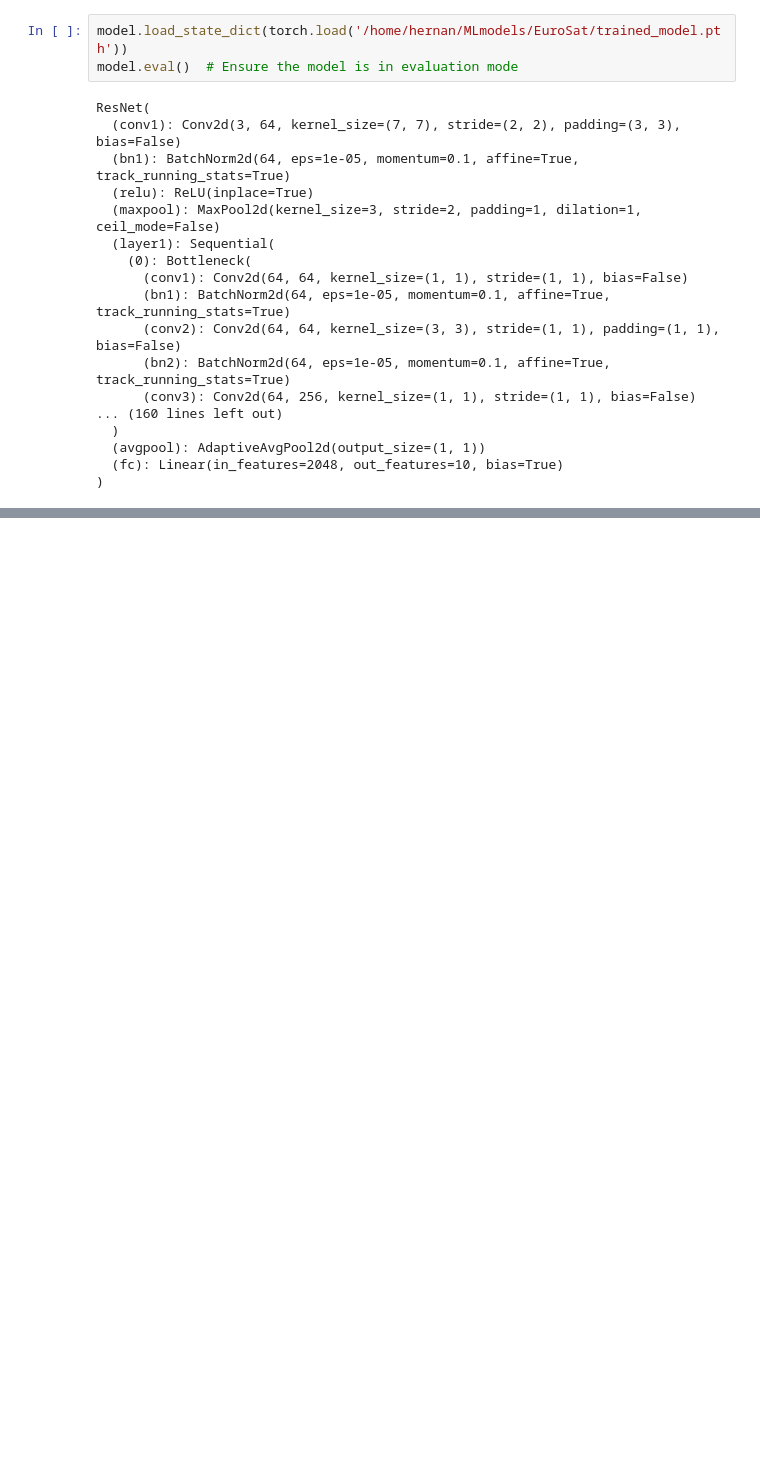
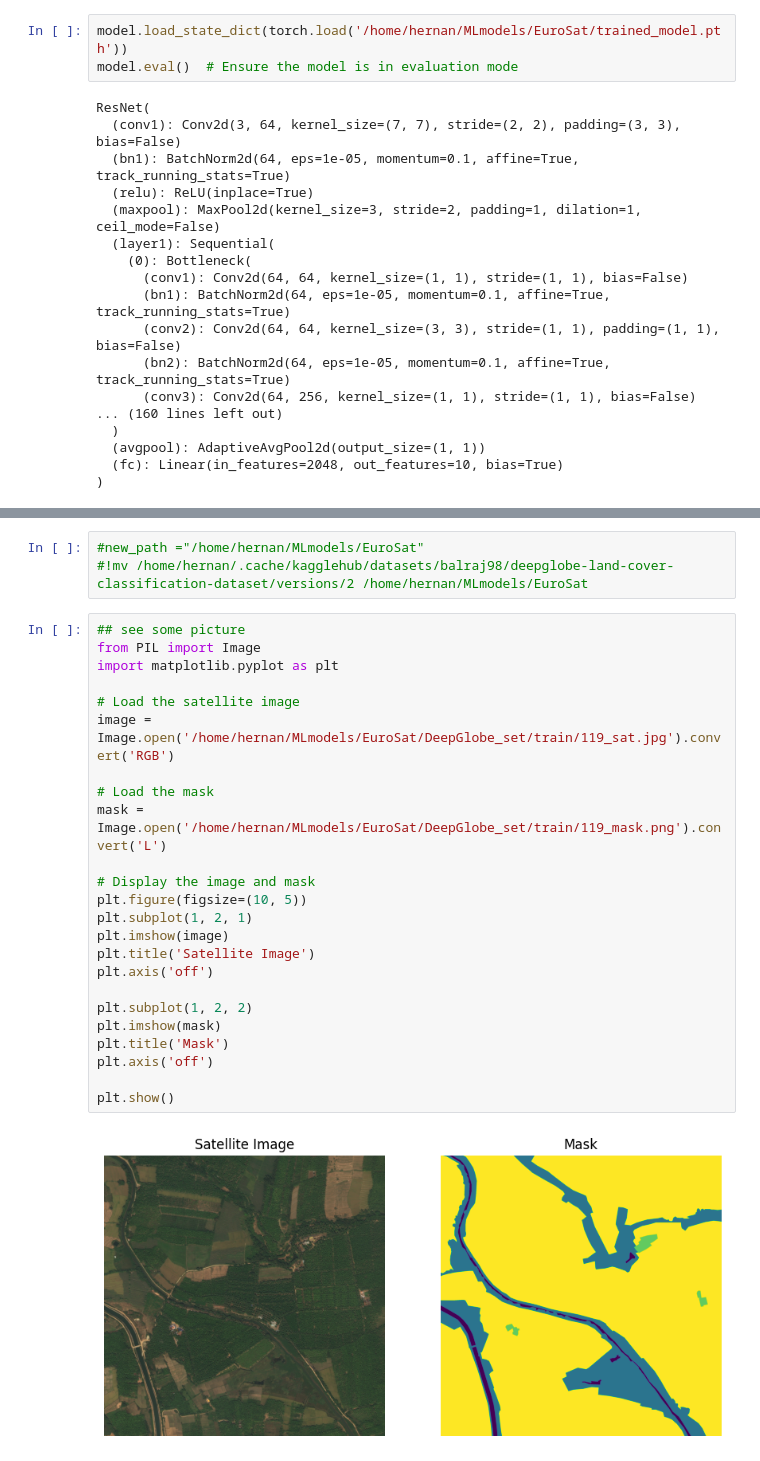
Before and after one commit to Hernan3scobar/LandCover_exp, a Jupyter notebook: Euro_Resnet.1.0.0.ipynb, the cells around one changed output, grey strips where cells are left out. Cells and saved outputs as stored; diff of their text form; blank space fills up the shorter version.

```diff
--- a/Euro_Resnet.1.0.0.ipynb
+++ b/Euro_Resnet.1.0.0.ipynb
@@ -481,0 +514,29 @@ Below, I describe a practical approach to implementing segmentation models with
+# %%
+#new_path ="/home/hernan/MLmodels/EuroSat"
+#!mv /home/hernan/.cache/kagglehub/datasets/balraj98/deepglobe-land-cover-classification-dataset/versions/2 /home/hernan/MLmodels/EuroSat
+# %%
+## see some picture
+from PIL import Image
+import matplotlib.pyplot as plt
+
+# Load the satellite image
+image = Image.open('/home/hernan/MLmodels/EuroSat/DeepGlobe_set/train/119_sat.jpg').convert('RGB')
+
+# Load the mask
+mask = Image.open('/home/hernan/MLmodels/EuroSat/DeepGlobe_set/train/119_mask.png').convert('L')
+
+# Display the image and mask
+plt.figure(figsize=(10, 5))
+plt.subplot(1, 2, 1)
+plt.imshow(image)
+plt.title('Satellite Image')
+plt.axis('off')
+
+plt.subplot(1, 2, 2)
+plt.imshow(mask)
+plt.title('Mask')
+plt.axis('off')
+
+plt.show()
+# %% [output]
+[figure, added]
```
Also changed, not shown: parts of 32 cells of this notebook.
